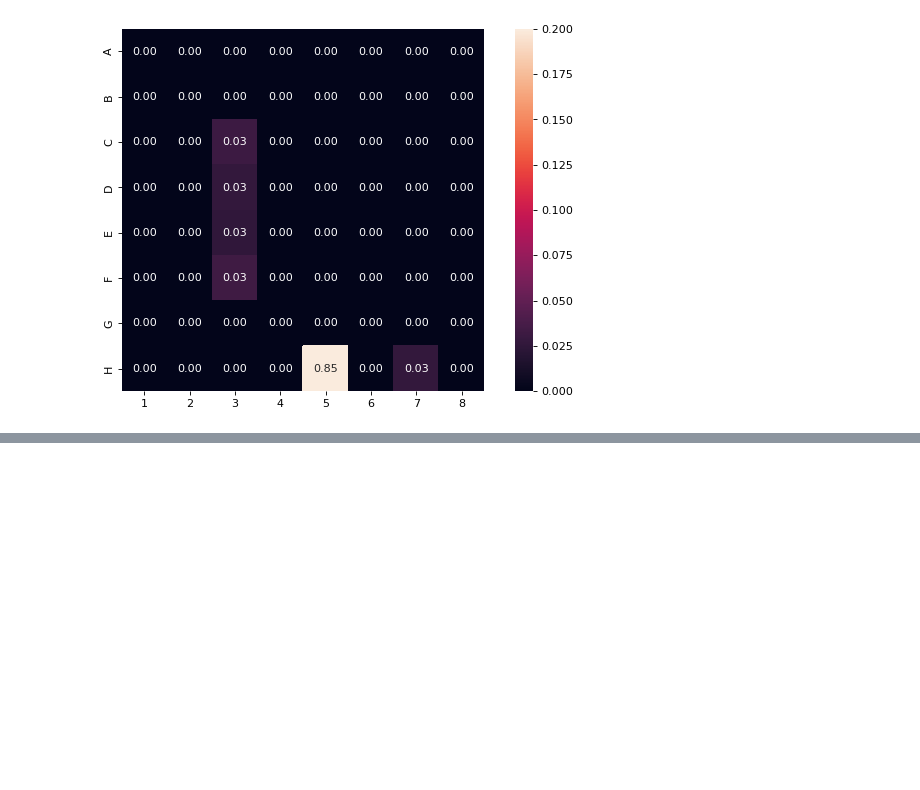
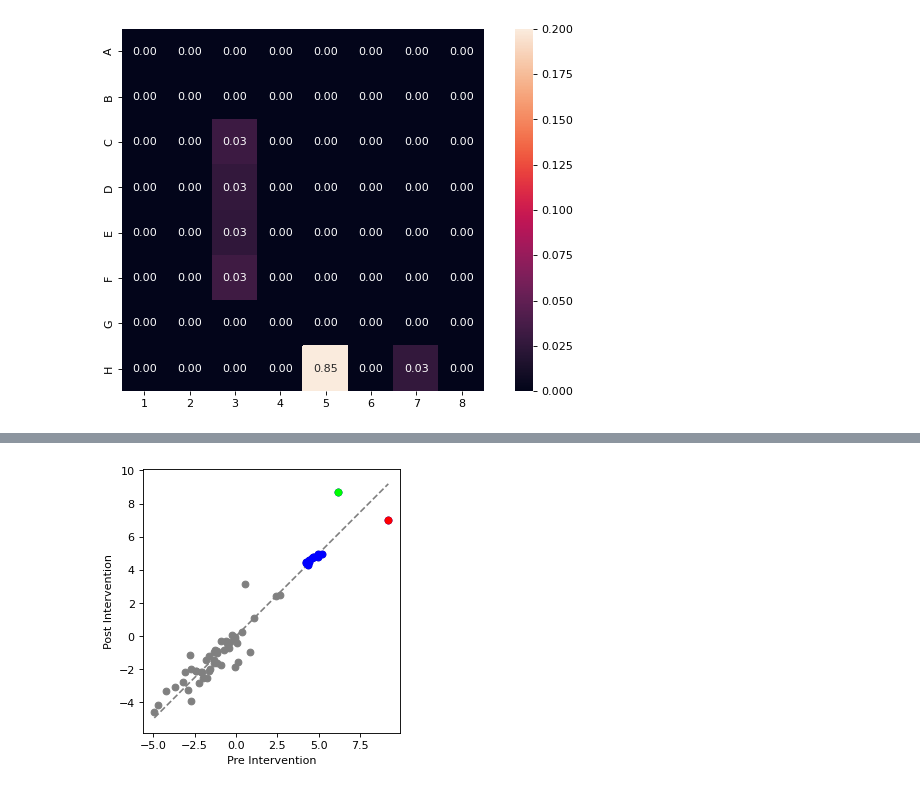
Before and after one commit to icemoon97/othello_world, a Jupyter notebook: probing_playertype.ipynb, the cells around one changed output, grey strips where cells are left out. Cells and saved outputs as stored; diff of their text form; code cells hidden in the pictures; blank space fills up the shorter version.

```diff
--- a/probing_playertype.ipynb
+++ b/probing_playertype.ipynb
@@ -421,0 +497,3 @@ fig = draw_heatmap_from_tokens(post_intv_pred, vmax=0.2)
+# %%
+othello = Othello(data_root="othello_synthetic", n_games=100, test_split=0, deduplicate=False)
+train_dataset = CharDataset(othello)
@@ -421,0 +504,8 @@ fig = draw_heatmap_from_tokens(post_intv_pred, vmax=0.2)
+# %%
+completion = othello[2][:20]
+
+ob = OthelloBoardState()
+ob.update(completion)
+ob.__print__()
+valid_moves = ob.get_valid_moves()
+print([permit_reverse(x) for x in valid_moves])
@@ -421,0 +526,3 @@ fig = draw_heatmap_from_tokens(post_intv_pred, vmax=0.2)
+# %%
+player_type_target = 0
+pre, post = linear_playertype_intervention(models, device, probes, completion, player_type_target, scale=2)
@@ -421,0 +541,24 @@ fig = draw_heatmap_from_tokens(post_intv_pred, vmax=0.2)
+# %%
+x, y = pre[1:], post[1:]
+fig = plt.figure(figsize=(4, 4), dpi= 80, facecolor='w', edgecolor='k')
+# plotting illegal moves in grey
+plt.scatter(x, y, color='grey', zorder=1)
+# plotting legal moves as blue
+valid_tokens = [train_dataset.stoi[x] for x in valid_moves]
+plt.scatter(pre[valid_tokens], post[valid_tokens], color='blue', zorder=2)
+# highlighting prev player type move
+pre_top_token = train_dataset.stoi[sorted(valid_moves, key=player_type_sorts[1])[0]]
+plt.scatter(pre[pre_top_token], post[pre_top_token], color='red', zorder=5)
+# highlighting new player type move
+post_top_token = train_dataset.stoi[sorted(valid_moves, key=player_type_sorts[player_type_target])[0]]
+plt.scatter(pre[post_top_token], post[post_top_token], color='lime', zorder=5)
+# plotting x=y for context
+plt.plot([min(x), max(x)], [min(x), max(x)], color='grey', linestyle='dashed', zorder=0)
+# axis, labels
+plt.xlabel("Pre Intervention")
+plt.ylabel("Post Intervention")
+plt.axis('equal')
+plt.tight_layout()
+plt.show()
+# %% [output]
+[figure, added]
```
Also changed, not shown: parts of 11 cells of this notebook.
